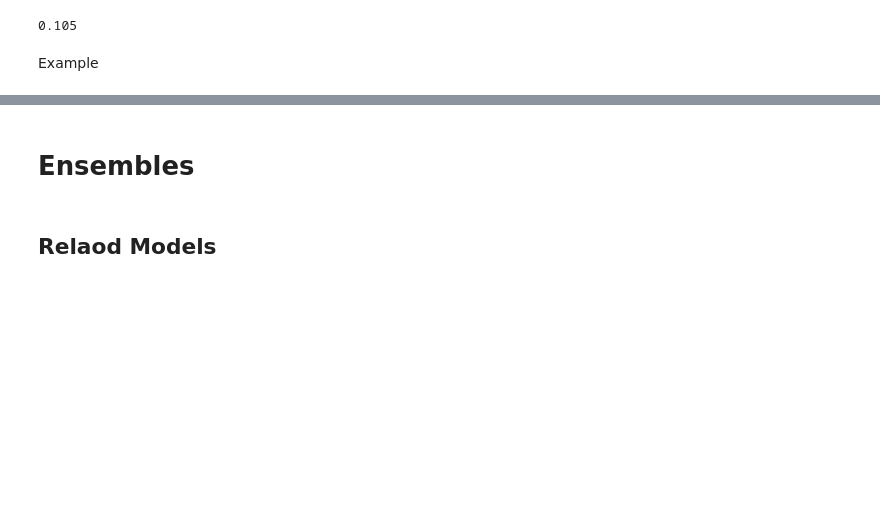
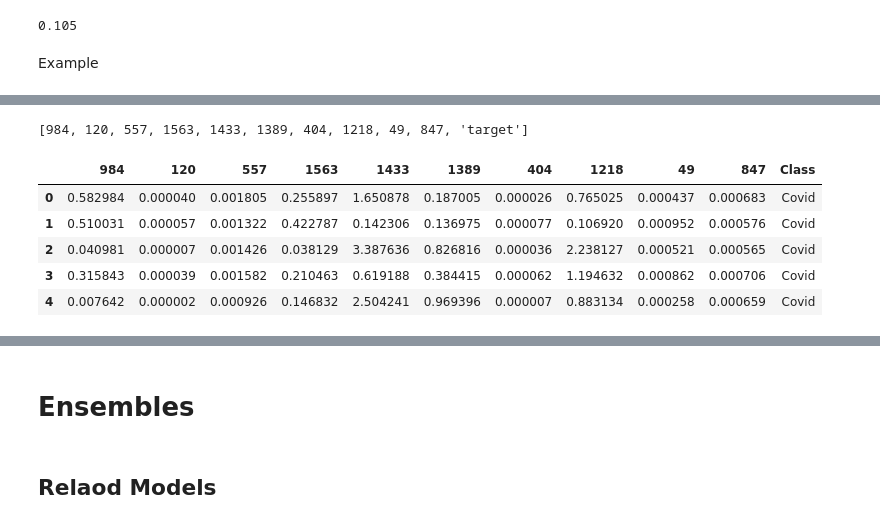
Before and after one commit to ayhaidar/covid_ensembles, a Jupyter notebook: extraction/Analysis.ipynb, the cells around one changed output, grey strips where cells are left out. Saved outputs shown, nothing was run; the diff lists cells and outputs as text; code cells hidden in the pictures; blank space fills up the shorter version.

```diff
--- a/extraction/Analysis.ipynb
+++ b/extraction/Analysis.ipynb
@@ -428,0 +445,7 @@ else:
+# %%
+def label_cov(row):
+   if row['target'] == 1 :
+      return 'Covid'
+   if row['target']==0:
+      return 'Non-Covid'
+   return 'Other'
@@ -428,0 +454,4 @@ else:
+# %%
+top_10
+# %% [output]
+[984, 120, 557, 1563, 1433, 1389, 404, 1218, 49, 847, 'target']
@@ -428,0 +462,9 @@ else:
+# %%
+a.head()
+# %% [output]
+|  | 984 | 120 | 557 | 1563 | 1433 | 1389 | 404 | 1218 | 49 | 847 | Class |
+| 0 | 0.582984 | 0.000040 | 0.001805 | 0.255897 | 1.650878 | 0.187005 | 0.000026 | 0.765025 | 0.000437 | 0.000683 | Covid |
+| 1 | 0.510031 | 0.000057 | 0.001322 | 0.422787 | 0.142306 | 0.136975 | 0.000077 | 0.106920 | 0.000952 | 0.000576 | Covid |
+| 2 | 0.040981 | 0.000007 | 0.001426 | 0.038129 | 3.387636 | 0.826816 | 0.000036 | 2.238127 | 0.000521 | 0.000565 | Covid |
+| 3 | 0.315843 | 0.000039 | 0.001582 | 0.210463 | 0.619188 | 0.384415 | 0.000062 | 1.194632 | 0.000862 | 0.000706 | Covid |
+| 4 | 0.007642 | 0.000002 | 0.000926 | 0.146832 | 2.504241 | 0.969396 | 0.000007 | 0.883134 | 0.000258 | 0.000659 | Covid |
```
Also changed, not shown: parts of 12 cells of this notebook, 6 other files.
